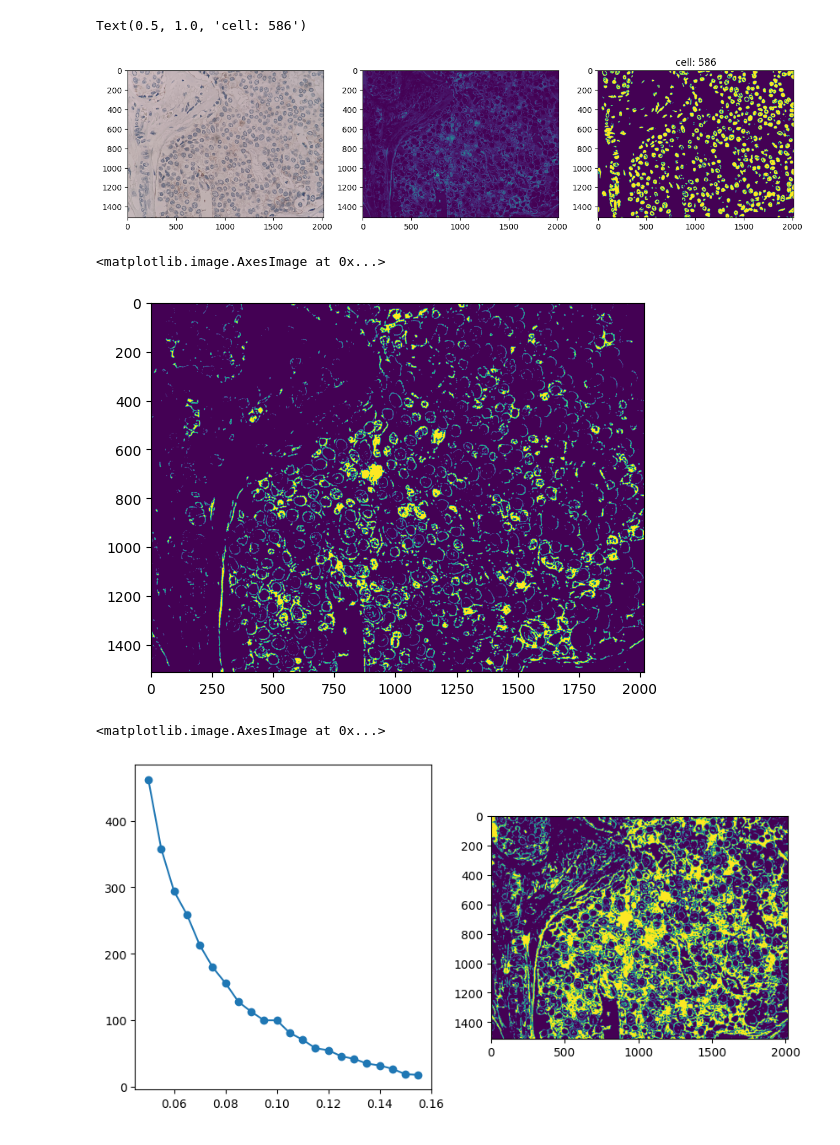
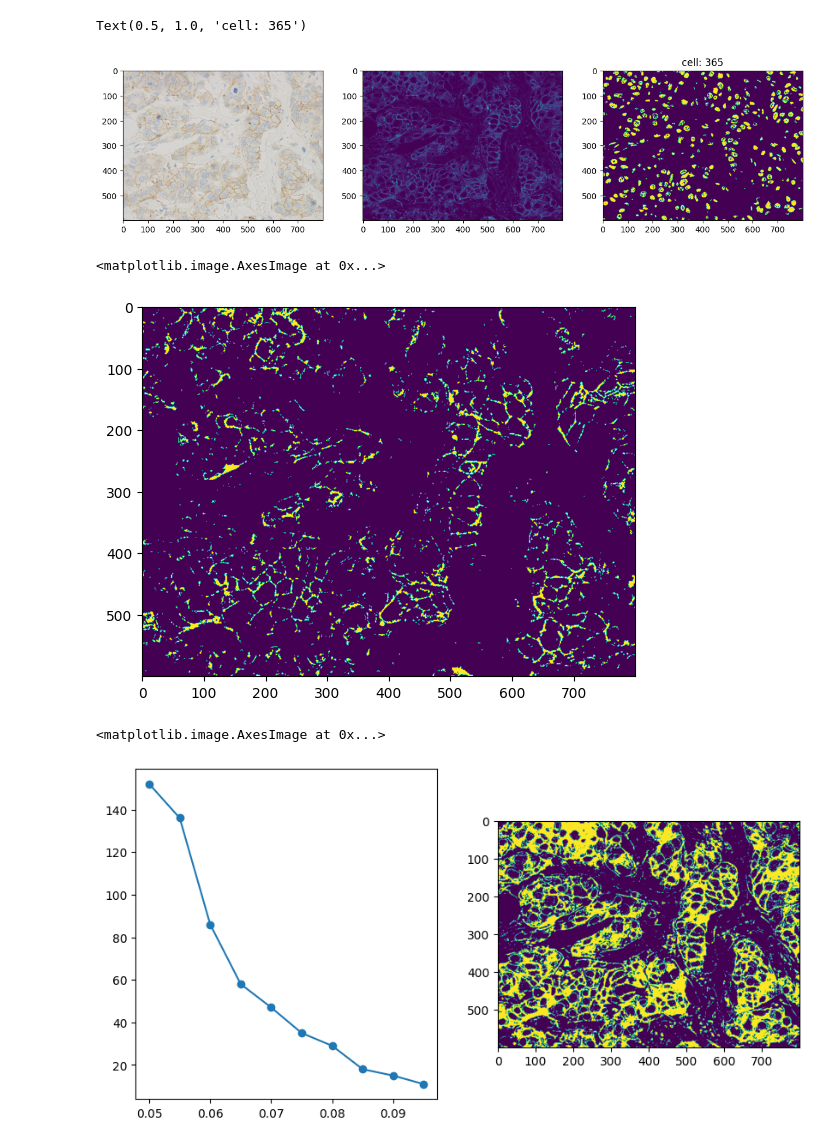
Before and after one commit to Surayuth/her2ml, a Jupyter notebook: notebooks/extract_feat_v3.ipynb, the cells around one changed output. Cells and saved outputs as stored; diff of their text form; code cells hidden in the pictures.

```diff
--- a/notebooks/extract_feat_v3.ipynb
+++ b/notebooks/extract_feat_v3.ipynb
@@ -64,41 +64,41 @@ def count_cell(h_mask, min_area=200):
             h_count += 1
     return h_count
 # %%
-path = "../Data_Chula/HER2 1+ case 01/IMG_8697.HEIC"
+path = "/home/surayuth/her2/Data_Chula/13 Dec 03 HER2 2+ D+/HER2 2+ D+ (1).JPG"
 #path = "/home/surayuth/her2/Data_Chula/HER2 2+ DISH+ case 09/17 Jul D Pos (1).JPG"
 img = read_image(path, scale=0.5)
 cont_mask, h_cont_mask = extract_mask(img)
 
 fig, (ax1, ax2, ax3) = plt.subplots(1, 3, figsize=(15, 8))
 ax1.imshow(img)
 ax2.imshow(cont_mask)
 
 prep_h_mask = h_cont_mask > 0.05 #np.round(h_cont_mask / h_cont_mask.max() * 255).astype(np.uint8)
 h, w = prep_h_mask.shape
 analysis = cv2.connectedComponentsWithStats((prep_h_mask).astype(np.uint8),
                                             4,
                                             cv2.CV_32S)
 (totalLabels, label_ids, values, centroid) = analysis
 output = np.zeros_like(label_ids)
 # Loop through each component
 h_count = 0
 for i in range(1, totalLabels):
     area = values[i, cv2.CC_STAT_AREA]
     if (area > 10) and (area < h * w / 100):
         h_count += 1
         output[label_ids == i] = 255
 
 ax3.imshow(output)
 ax3.set_title(f"cell: {h_count}")
 # %% [output]
-Text(0.5, 1.0, 'cell: 586')
+Text(0.5, 1.0, 'cell: 365')
-[figure, old version]
+[figure, new version]
 # %%
 prep_mask = np.round(cont_mask / cont_mask.max() * 255).astype(np.uint8)
 plt.imshow(prep_mask > 50)
 # %% [output]
 <matplotlib.image.AxesImage at 0x...>
-[figure, old version]
+[figure, new version]
 # %%
 # prep_mask = np.round(cont_mask / cont_mask.max() * 255).astype(np.uint8)
 # min_hole = 10
@@ -132,4 +132,4 @@ axs[0].plot(selected_ths, holes, marker="o")
 axs[1].imshow(cont_mask > 0.05)
 # %% [output]
 <matplotlib.image.AxesImage at 0x...>
-[figure, old version]
+[figure, new version]
```
Also changed, not shown: 11 other files.
